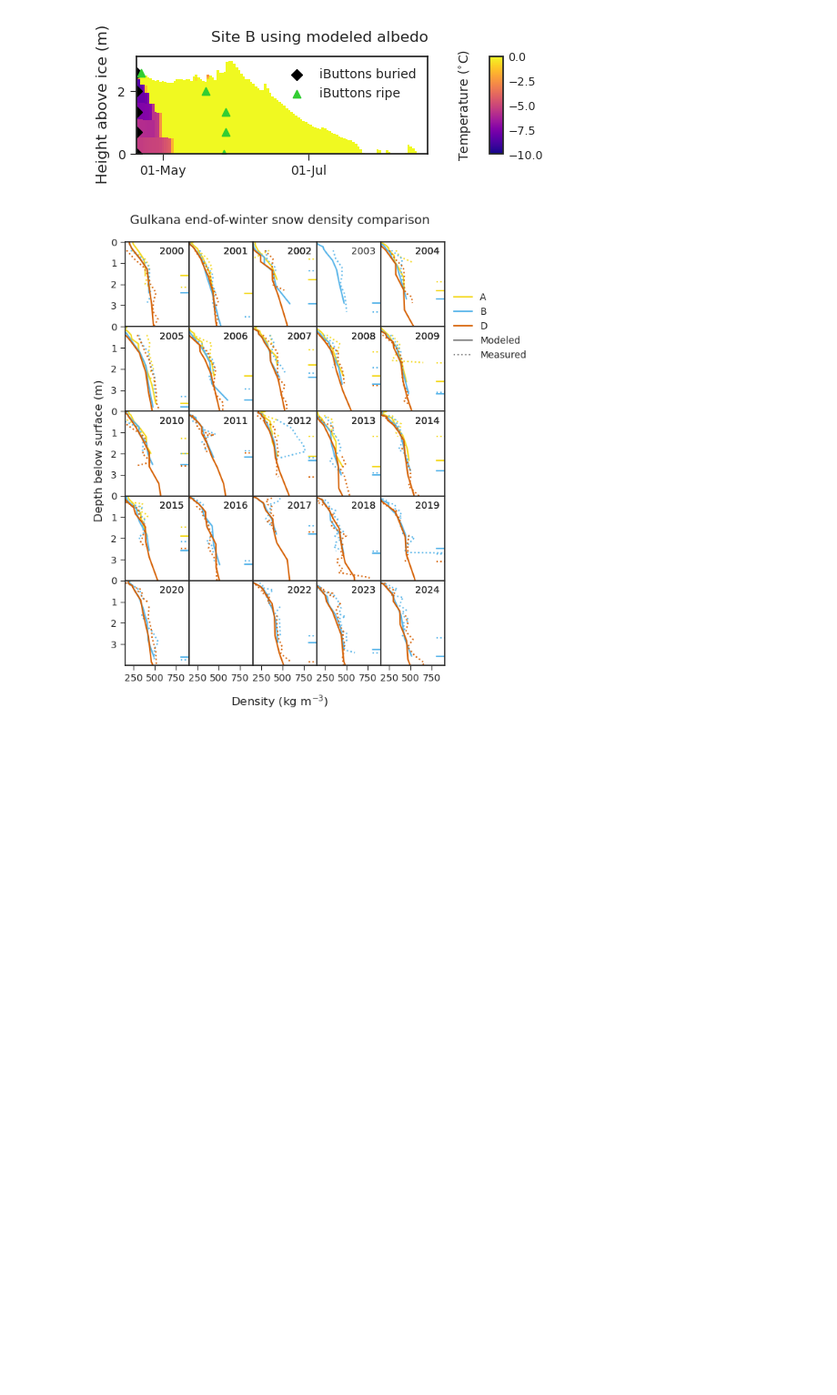
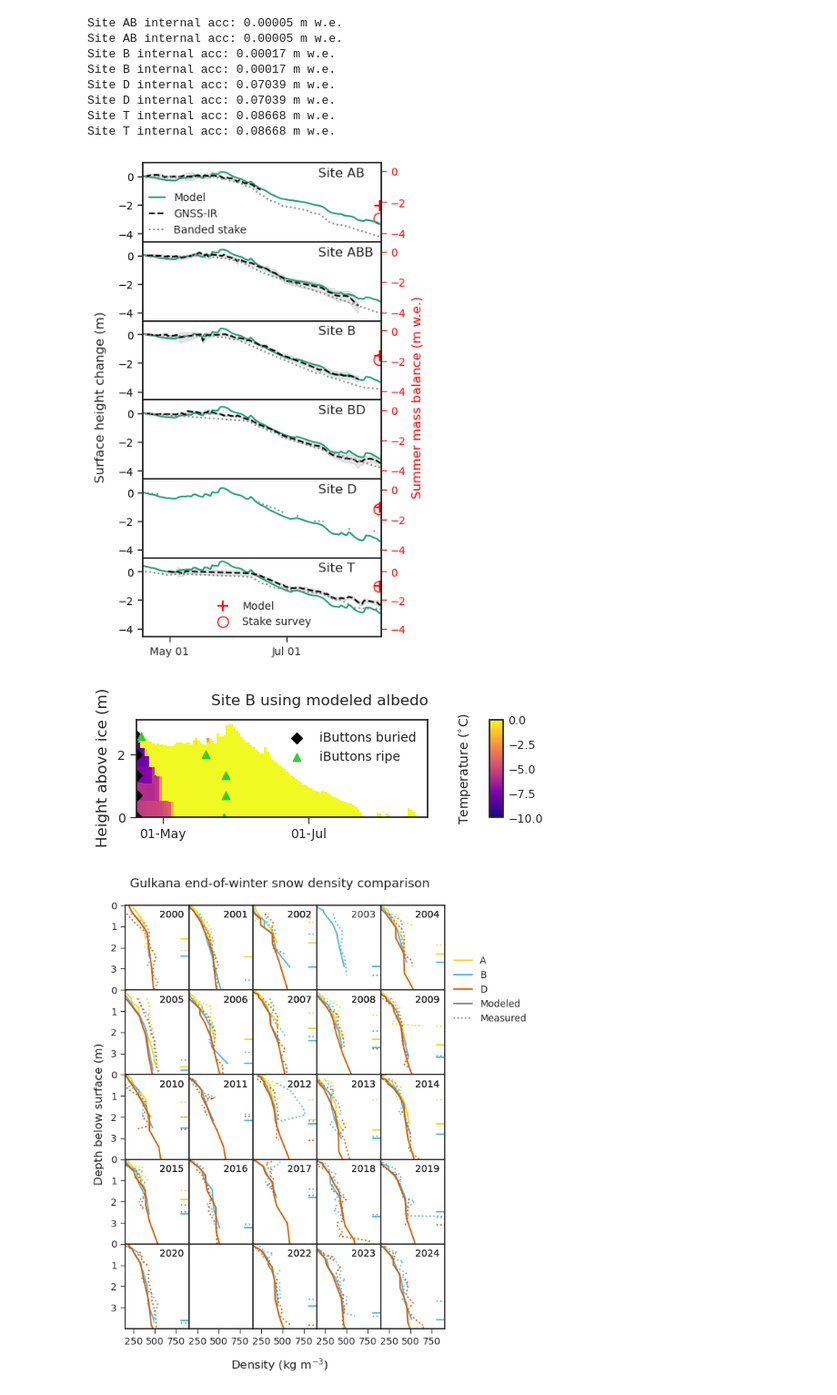
Before and after one commit to clairevwilson/PyGEM-EB, a Jupyter notebook: calibration_plotting.ipynb, the cells around one changed output. Shown at 91% size. Saved outputs shown, nothing was run; the diff lists cells and outputs as text; code cells hidden in the pictures; blank space fills up the shorter version.

```diff
--- a/calibration_plotting.ipynb
+++ b/calibration_plotting.ipynb
@@ -31,0 +11,5 @@ Data variables: (12/15)
+# %%
+ds,s,e = getds('../Output/EB/grid_11_08_set14_run3_0.nc')
+ds = dsdict['2024']['B']['2']['0.025']['2.5']['ds']
+# simple_plot(ds,[s,e],[['dh']])
+print(dsdict['2024']['B']['2']['0.025']['2.5']['MAE'])
@@ -74,3 +64,51 @@ Site T internal acc: 0.07635 m w.e.
+# %%
+id = 0
+fig,axes = plt.subplots(6,figsize=(4,8),sharey=True,sharex=True,gridspec_kw={'hspace':0})
+for i,site in enumerate(['AB','ABB','B','BD','D','T']):
+# for i, site in enumerate(['B','D']):
+    ds,startdate,enddate = getds(f'../Output/EB/Gulkana_11_11_2024{site}_{id}.nc')
+    # ds = dsdict['2024']['B']['2']['0.025']['2.5']['ds']
+    if site == 'B':
+        bds = ds.copy(deep=True)
+    axes[i],error = cumulative_mass_balance(site,ds,plot_ax=axes[i])
+    axes[i].set_title('')
+    axes[i].text(pd.to_datetime('2024-07-18'),0,f'Site {site}',fontsize=12)
+    axes[i].set_ylabel('')
+    # direction = '' if error < 0 else '+'
+    # text = f'{direction}{error:.3f} m'
+    # axes[i].text(enddate-pd.Timedelta(days=80),0.9,text,fontsize=10)
+    axes[i].get_legend().remove()
+    axes[i].set_xlim(startdate,enddate)
+    axes[i].set_xticks(pd.date_range(startdate,enddate,freq='2MS'))
+    axes[i].tick_params(labelsize=10)
+    axes[i].yaxis.set_ticks_position('both')
+    axes[i].tick_params(axis='y',which='both',labelcolor='black',colors='black',left=True,right=False)
+    axes_right = axes[i].twinx()
+    axes_right.tick_params(axis='y',length=5,which='both',labelcolor='red',colors='red',right=True,left=False)
+    ax.set_xlim(s,e)
+    ax.set_ylim(-5,2)
+    axes_right.set_ylim(axes[i].get_ylim())
+    if site not in ['ABB','BD']:
+        mbmod,mbmeas = cumulative_mass_balance(site,ds,out_mbs=True)
+        meas = axes[i].scatter(enddate-pd.Timedelta(days=1),mbmeas,color='red',marker='o',facecolors='none',s=100)
+        mod = axes[i].scatter(enddate-pd.Timedelta(days=1),mbmod,color='red',marker='+',s=100)
+
+fig.text(1,0.5,'Summer mass balance (m w.e.)',fontsize=12,color='red',va='center',rotation='vertical')
+fig.text(-0.03,0.5,'Surface height change (m)',fontsize=12,va='center',rotation='vertical')
+axes[-1].legend([mod,meas],['Model','Stake survey'],fontsize=10,loc='lower center')
+axes[0].legend(fontsize=10,handlelength=1.5,loc='lower left',borderaxespad=0.2)
+plt.savefig(f'/home/claire/research/Output/EB/gulkana_dh_rows.png',dpi=180,bbox_inches='tight')
+# plt.show()
+# %% [output]
+Site AB internal acc: 0.00005 m w.e.
+Site AB internal acc: 0.00005 m w.e.
+Site B internal acc: 0.00017 m w.e.
+Site B internal acc: 0.00017 m w.e.
+Site D internal acc: 0.07039 m w.e.
+Site D internal acc: 0.07039 m w.e.
+Site T internal acc: 0.08668 m w.e.
+Site T internal acc: 0.08668 m w.e.
+[figure, added]
 # %%
 ripe_dict = {'AU': {10: pd.Timestamp('2024-04-21 22:45:00'), 40: pd.Timestamp('2024-04-26 05:30:00'), 80: pd.Timestamp('2024-05-01 14:30:00'), 150: pd.Timestamp('2024-04-27 14:30:00')}, 'B': {10: pd.Timestamp('2024-04-21 21:15:00'), 70: pd.Timestamp('2024-05-18 20:15:00'), 135: pd.Timestamp('2024-05-27 08:45:00'), 200: pd.Timestamp('2024-05-27 11:30:00'), 270: pd.Timestamp('2024-05-26 18:30:00')}, 'D': {10: pd.Timestamp('2024-06-01 18:00:00'), 40: pd.Timestamp('2024-06-02 14:15:00'), 80: pd.Timestamp('2024-06-02 16:45:00'), 120: pd.Timestamp('2024-06-05 14:00:00'), 150: pd.Timestamp('2024-06-05 08:45:00')}}
 dsdict['B'] = xr.open_dataset(f'../Output/EB/Gulkana_11_07_2024B_9.nc')
```
Also changed, not shown: parts of 14 cells of this notebook, 3 other files.
